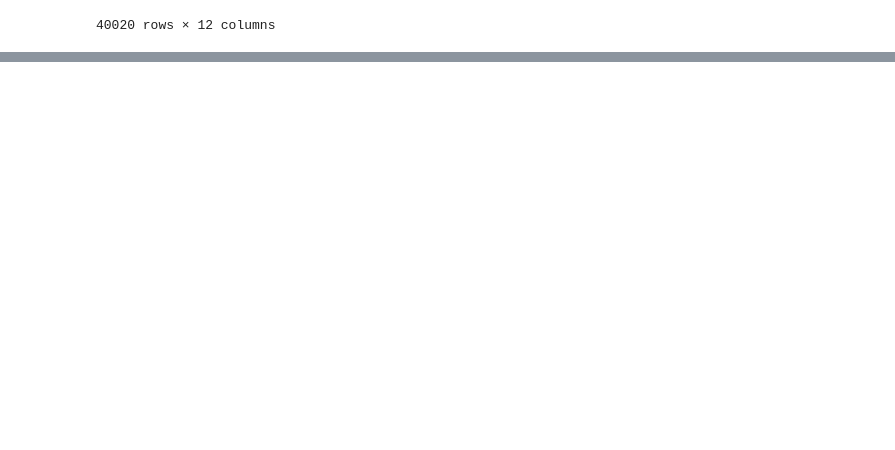
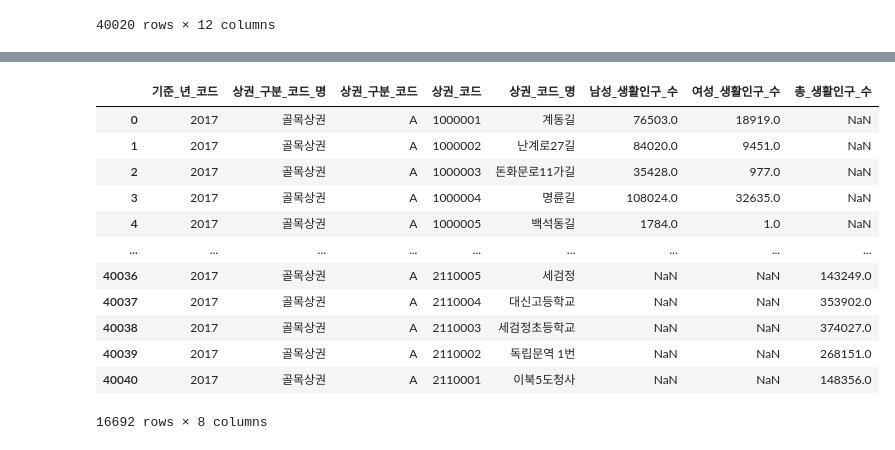
Before and after one commit to Capstone-4/KimJuneHyun_EDA, a Jupyter notebook: 상권EDA_김준현.ipynb, the cells around one changed output, grey strips where cells are left out. Saved outputs shown, nothing was run; the diff lists cells and outputs as text; code cells hidden in the pictures; blank space fills up the shorter version.

```diff
--- a/상권EDA_김준현.ipynb
+++ b/상권EDA_김준현.ipynb
@@ -585,3 +585,8 @@ change_factor
 | 40018 | 2017 | 1 | A | 골목상권 | 2110002 | 독립문역 1번 | HH | 정체 | 116 | ... |
 | 40019 | 2017 | 1 | A | 골목상권 | 2110001 | 이북5도청사 | LH | 상권확장 | 82 | ... |
 40020 rows × 12 columns
+# %%
+living_pop_temp_1 = pd.read_csv("data/서울시_우리마을가게_상권분석서비스(구_상권_생활인구)_2017년.csv",encoding="EUC-KR")
+living_pop_temp_2 = pd.read_csv("data/서울시_우리마을가게_상권분석서비스(구_상권배후지_생활인구)_2017년.csv",encoding="EUC-KR")
+
+#기준_년_코드 , 상권_구분_코드 ,상권_구분_코드_명 , 상권_코드 , 상권_코드_명 ,생활_인구_수
@@ -587,0 +629,8 @@ change_factor
+# %%
+living_pop_temp_1 = living_pop_temp_1[['기준 년코드',' 상권_구분_코드_명','상권_구분_코드','상권_코드','상권_코드.1','남성_생활인구_수','여성_생활인구_수']]
+living_pop_temp_2 = living_pop_temp_2[['기준_년_코드','상권_구분_코드_명','상권_구분_코드','상권_코드','상권_코드_명','남성_생활인구_수','여성_생활인구_수']]
+living_pop_temp_1.rename(columns = {"기준 년코드": "기준_년_코드"}, inplace = True)
+living_pop_temp_1.rename(columns = {" 상권_구분_코드_명": "상권_구분_코드_명"}, inplace = True)
+living_pop_temp_1.rename(columns = {"상권_코드.1": "상권_코드_명"}, inplace = True)
+living_pop_temp = pd.concat([living_pop_temp_1 , living_pop_temp_2])
+living_pop = pd.concat([living_pop_temp , living_pop])
@@ -587,0 +650,16 @@ change_factor
+# %%
+living_pop[living_pop['기준_년_코드']==2017] #
+# %% [output]
+|  | 기준_년_코드 | 상권_구분_코드_명 | 상권_구분_코드 | 상권_코드 | 상권_코드_명 | 남성_생활인구_수 | 여성_생활인구_수 | 총_생활인구_수 |
+| 0 | 2017 | 골목상권 | A | 1000001 | 계동길 | 76503.0 | 18919.0 | NaN |
+| 1 | 2017 | 골목상권 | A | 1000002 | 난계로27길 | 84020.0 | 9451.0 | NaN |
+| 2 | 2017 | 골목상권 | A | 1000003 | 돈화문로11가길 | 35428.0 | 977.0 | NaN |
+| 3 | 2017 | 골목상권 | A | 1000004 | 명륜길 | 108024.0 | 32635.0 | NaN |
+| 4 | 2017 | 골목상권 | A | 1000005 | 백석동길 | 1784.0 | 1.0 | NaN |
+| ... | ... | ... | ... | ... | ... | ... | ... | ... |
+| 40036 | 2017 | 골목상권 | A | 2110005 | 세검정 | NaN | NaN | 143249.0 |
+| 40037 | 2017 | 골목상권 | A | 2110004 | 대신고등학교 | NaN | NaN | 353902.0 |
+| 40038 | 2017 | 골목상권 | A | 2110003 | 세검정초등학교 | NaN | NaN | 374027.0 |
+| 40039 | 2017 | 골목상권 | A | 2110002 | 독립문역 1번 | NaN | NaN | 268151.0 |
+| 40040 | 2017 | 골목상권 | A | 2110001 | 이북5도청사 | NaN | NaN | 148356.0 |
+16692 rows × 8 columns
```
Also changed, not shown: parts of 5 cells of this notebook.
